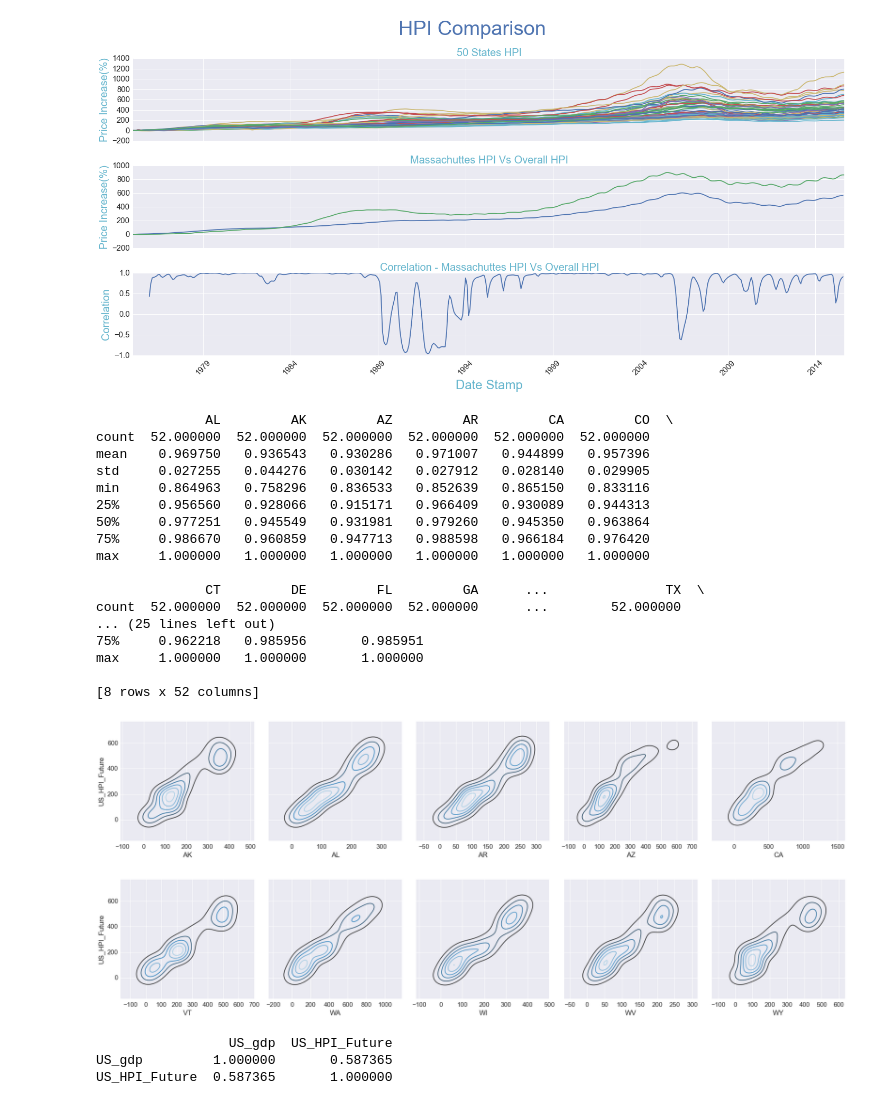
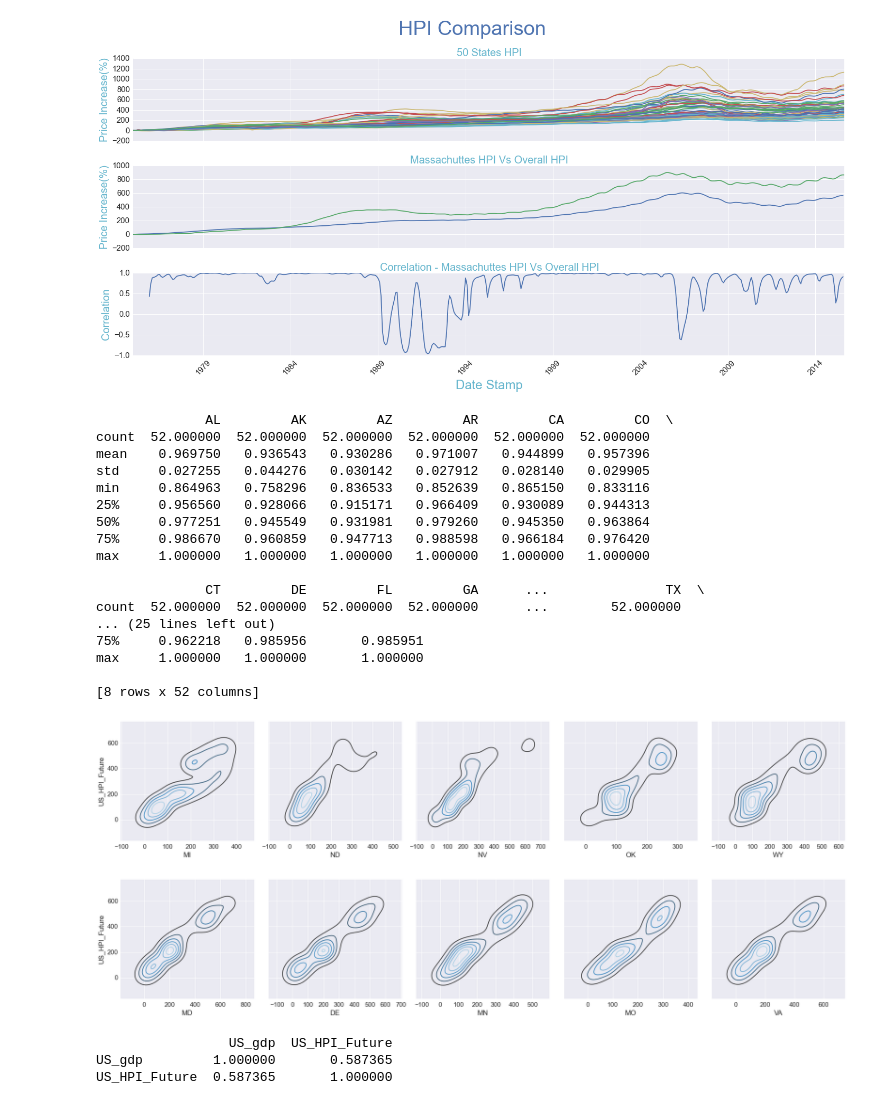
Before and after one commit to archimitra/housing-market-investment-classifier, a Jupyter notebook: Housing Market Investment Prediction.ipynb, the cells around one changed output. Saved outputs shown, nothing was run; the diff lists cells and outputs as text; code cells hidden in the pictures.

```diff
--- a/Housing Market Investment Prediction.ipynb
+++ b/Housing Market Investment Prediction.ipynb
@@ -101,40 +101,40 @@ HPI_combined.dropna(inplace = True)
 
 HPI_corr = HPI_combined.corr()
 print(HPI_corr.describe())
-HPI_corr = HPI_corr.iloc[0:50][['US_HPI',"US_HPI_Future"]]
-
-Least_corr_states = (HPI_corr.sort(inplace = False)).head(5)
+HPI_corr = HPI_corr.iloc[0:50]
+HPI_corr.sort(columns = 'US_HPI_Future', inplace = True)
+Least_corr_states = HPI_corr.head(5)
 Least_corr_states = list(Least_corr_states.index.values)
-Highest_corr_states = (HPI_corr.sort(inplace = False)).tail(5)
+Highest_corr_states = HPI_corr.tail(5)
 Highest_corr_states = list(Highest_corr_states.index.values)
 
 for num in range(np.int(len(Least_corr_states)/5)):
     g = sns.PairGrid(HPI_combined, x_vars= Least_corr_states[num:num+5], y_vars=["US_HPI_Future"], palette="Set2", size = 5)
     g.map(sns.kdeplot, cmap="Blues_d", n_levels=6)
 for num in range(np.int(len(Highest_corr_states)/5)):
     g = sns.PairGrid(HPI_combined, x_vars= Highest_corr_states[num:num+5], y_vars=["US_HPI_Future"], palette="Set2", size = 5)
     g.map(sns.kdeplot, cmap="Blues_d", n_levels=6)
 plt.show()
 # %% [output]
               AL         AK         AZ         AR         CA         CO  \
 count  52.000000  52.000000  52.000000  52.000000  52.000000  52.000000
 mean    0.969750   0.936543   0.930286   0.971007   0.944899   0.957396
 std     0.027255   0.044276   0.030142   0.027912   0.028140   0.029905
 min     0.864963   0.758296   0.836533   0.852639   0.865150   0.833116
 25%     0.956560   0.928066   0.915171   0.966409   0.930089   0.944313
 50%     0.977251   0.945549   0.931981   0.979260   0.945350   0.963864
 75%     0.986670   0.960859   0.947713   0.988598   0.966184   0.976420
 max     1.000000   1.000000   1.000000   1.000000   1.000000   1.000000
 
               CT         DE         FL         GA      ...               TX  \
 count  52.000000  52.000000  52.000000  52.000000      ...        52.000000
 ... (25 lines left out)
 75%     0.962218   0.985956       0.985951
 max     1.000000   1.000000       1.000000
 
 [8 rows x 52 columns]
-[figure, old version]
+[figure, new version]
-[figure, old version]
+[figure, new version]
 # %%
 #Getting US GPD data
 def gdp():
```
